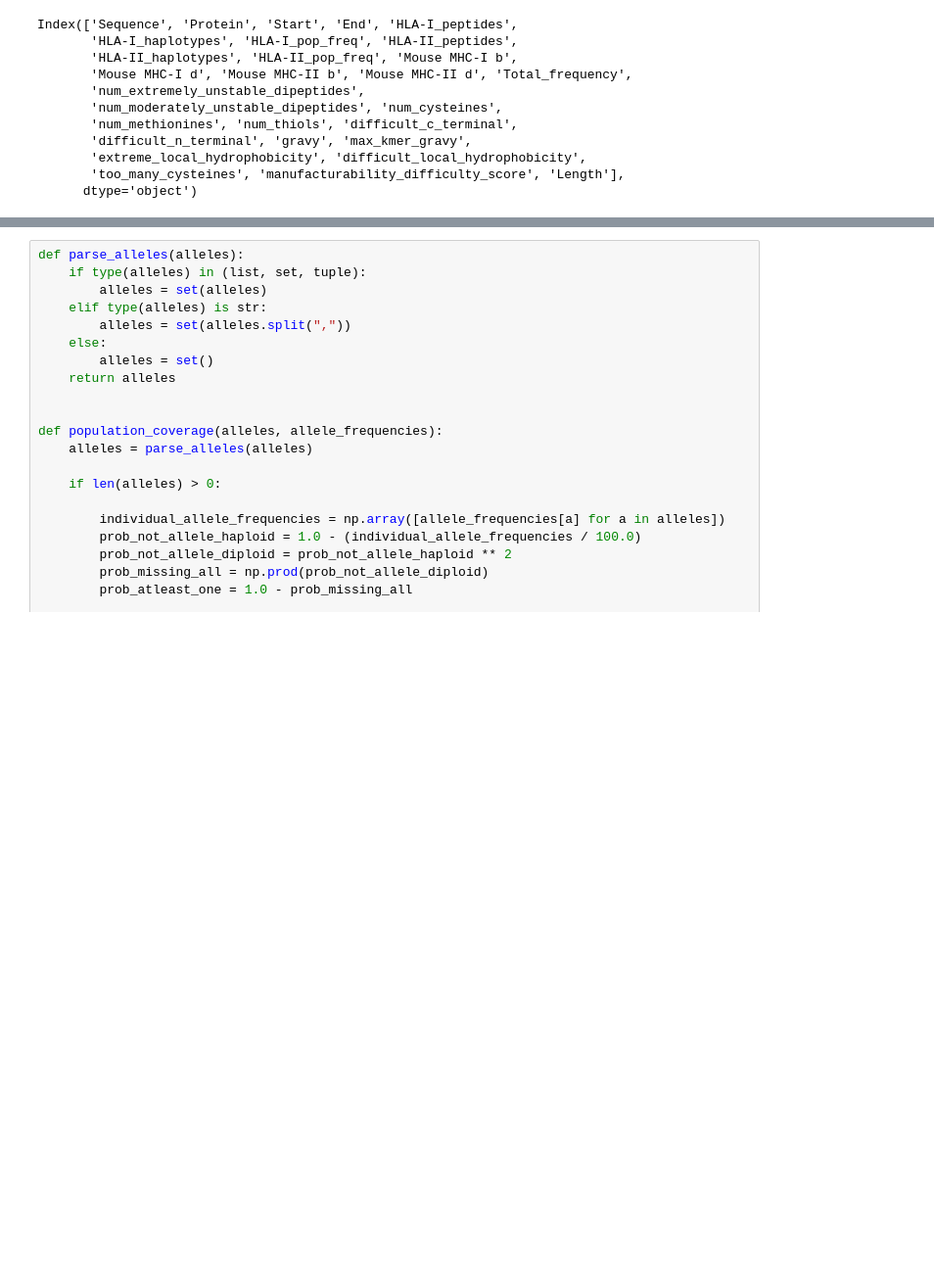
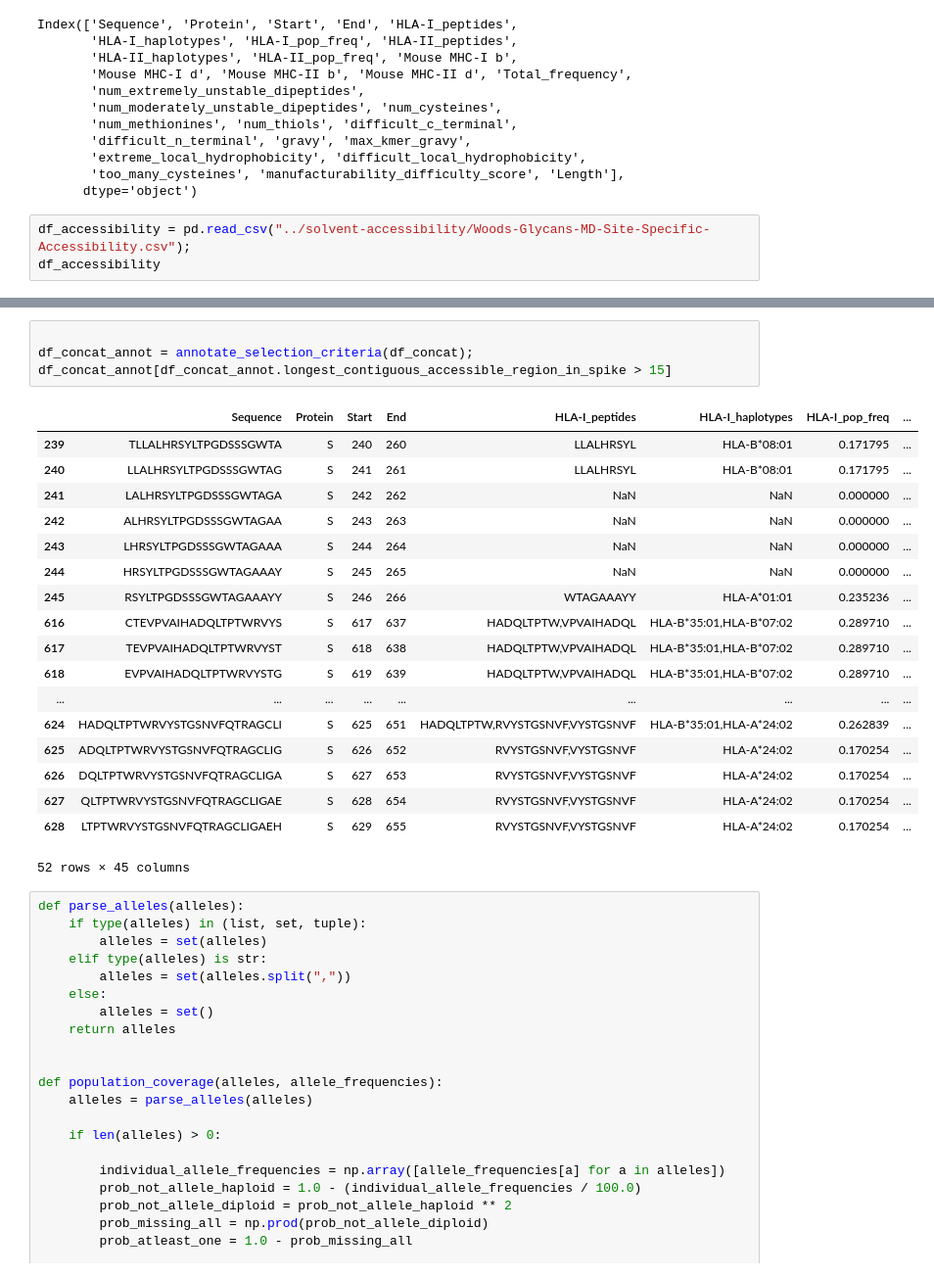
Before and after one commit to pirl-unc/Landscape-and-Selection-of-Vaccine-Epitopes-in-SARS-CoV-2, a Jupyter notebook: vaccine-peptides/Select vaccine peptides.ipynb, the cells around one changed output, grey strips where cells are left out. Shown at 98% size. Saved outputs shown, nothing was run; the diff lists cells and outputs as text; blank space fills up the shorter version.

```diff
--- a/vaccine-peptides/Select vaccine peptides.ipynb
+++ b/vaccine-peptides/Select vaccine peptides.ipynb
@@ -279,3 +279,6 @@ Index(['Sequence', 'Protein', 'Start', 'End', 'HLA-I_peptides',
        'extreme_local_hydrophobicity', 'difficult_local_hydrophobicity',
        'too_many_cysteines', 'manufacturability_difficulty_score', 'Length'],
       dtype='object')
+# %%
+df_accessibility = pd.read_csv("../solvent-accessibility/Woods-Glycans-MD-Site-Specific-Accessibility.csv");
+df_accessibility
@@ -314,3 +371,26 @@ def annotate_selection_criteria(df, rounding_decimals=2):
+# %%
+
+df_concat_annot = annotate_selection_criteria(df_concat);
+df_concat_annot[df_concat_annot.longest_contiguous_accessible_region_in_spike > 15]
+# %% [output]
+|  | Sequence | Protein | Start | End | HLA-I_peptides | HLA-I_haplotypes | HLA-I_pop_freq | ... |
+| 239 | TLLALHRSYLTPGDSSSGWTA | S | 240 | 260 | LLALHRSYL | HLA-B*08:01 | 0.171795 | ... |
+| 240 | LLALHRSYLTPGDSSSGWTAG | S | 241 | 261 | LLALHRSYL | HLA-B*08:01 | 0.171795 | ... |
+| 241 | LALHRSYLTPGDSSSGWTAGA | S | 242 | 262 | NaN | NaN | 0.000000 | ... |
+| 242 | ALHRSYLTPGDSSSGWTAGAA | S | 243 | 263 | NaN | NaN | 0.000000 | ... |
+| 243 | LHRSYLTPGDSSSGWTAGAAA | S | 244 | 264 | NaN | NaN | 0.000000 | ... |
+| 244 | HRSYLTPGDSSSGWTAGAAAY | S | 245 | 265 | NaN | NaN | 0.000000 | ... |
+| 245 | RSYLTPGDSSSGWTAGAAAYY | S | 246 | 266 | WTAGAAAYY | HLA-A*01:01 | 0.235236 | ... |
+| 616 | CTEVPVAIHADQLTPTWRVYS | S | 617 | 637 | HADQLTPTW,VPVAIHADQL | HLA-B*35:01,HLA-B*07:02 | 0.289710 | ... |
+| 617 | TEVPVAIHADQLTPTWRVYST | S | 618 | 638 | HADQLTPTW,VPVAIHADQL | HLA-B*35:01,HLA-B*07:02 | 0.289710 | ... |
+| 618 | EVPVAIHADQLTPTWRVYSTG | S | 619 | 639 | HADQLTPTW,VPVAIHADQL | HLA-B*35:01,HLA-B*07:02 | 0.289710 | ... |
+| ... | ... | ... | ... | ... | ... | ... | ... | ... |
+| 624 | HADQLTPTWRVYSTGSNVFQTRAGCLI | S | 625 | 651 | HADQLTPTW,RVYSTGSNVF,VYSTGSNVF | HLA-B*35:01,HLA-A*24:02 | 0.262839 | ... |
+| 625 | ADQLTPTWRVYSTGSNVFQTRAGCLIG | S | 626 | 652 | RVYSTGSNVF,VYSTGSNVF | HLA-A*24:02 | 0.170254 | ... |
+| 626 | DQLTPTWRVYSTGSNVFQTRAGCLIGA | S | 627 | 653 | RVYSTGSNVF,VYSTGSNVF | HLA-A*24:02 | 0.170254 | ... |
+| 627 | QLTPTWRVYSTGSNVFQTRAGCLIGAE | S | 628 | 654 | RVYSTGSNVF,VYSTGSNVF | HLA-A*24:02 | 0.170254 | ... |
+| 628 | LTPTWRVYSTGSNVFQTRAGCLIGAEH | S | 629 | 655 | RVYSTGSNVF,VYSTGSNVF | HLA-A*24:02 | 0.170254 | ... |
+52 rows × 45 columns
 # %%
 def parse_alleles(alleles):
     if type(alleles) in (list, set, tuple):
```
Also changed, not shown: parts of 11 cells of this notebook, 43 other files.
